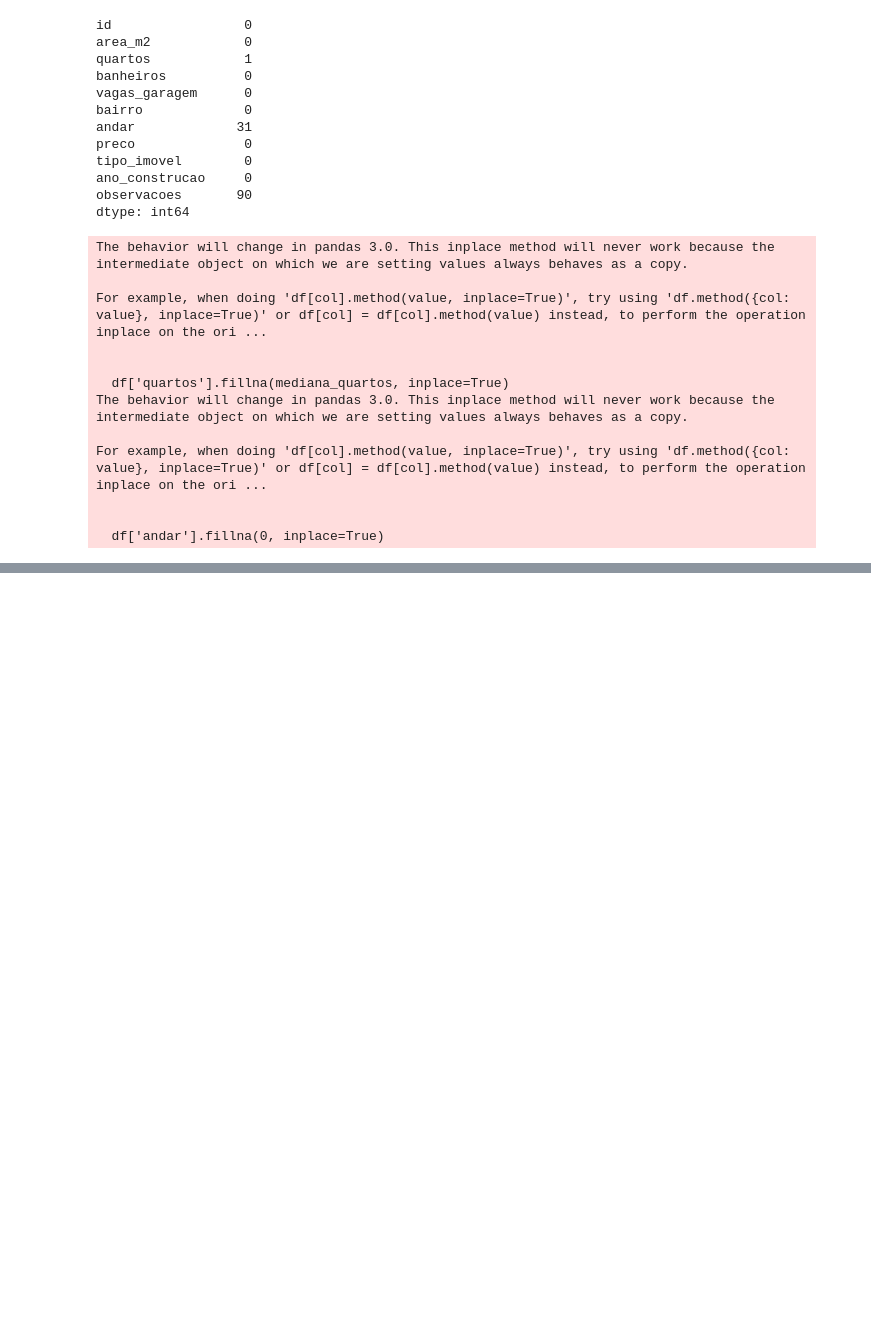
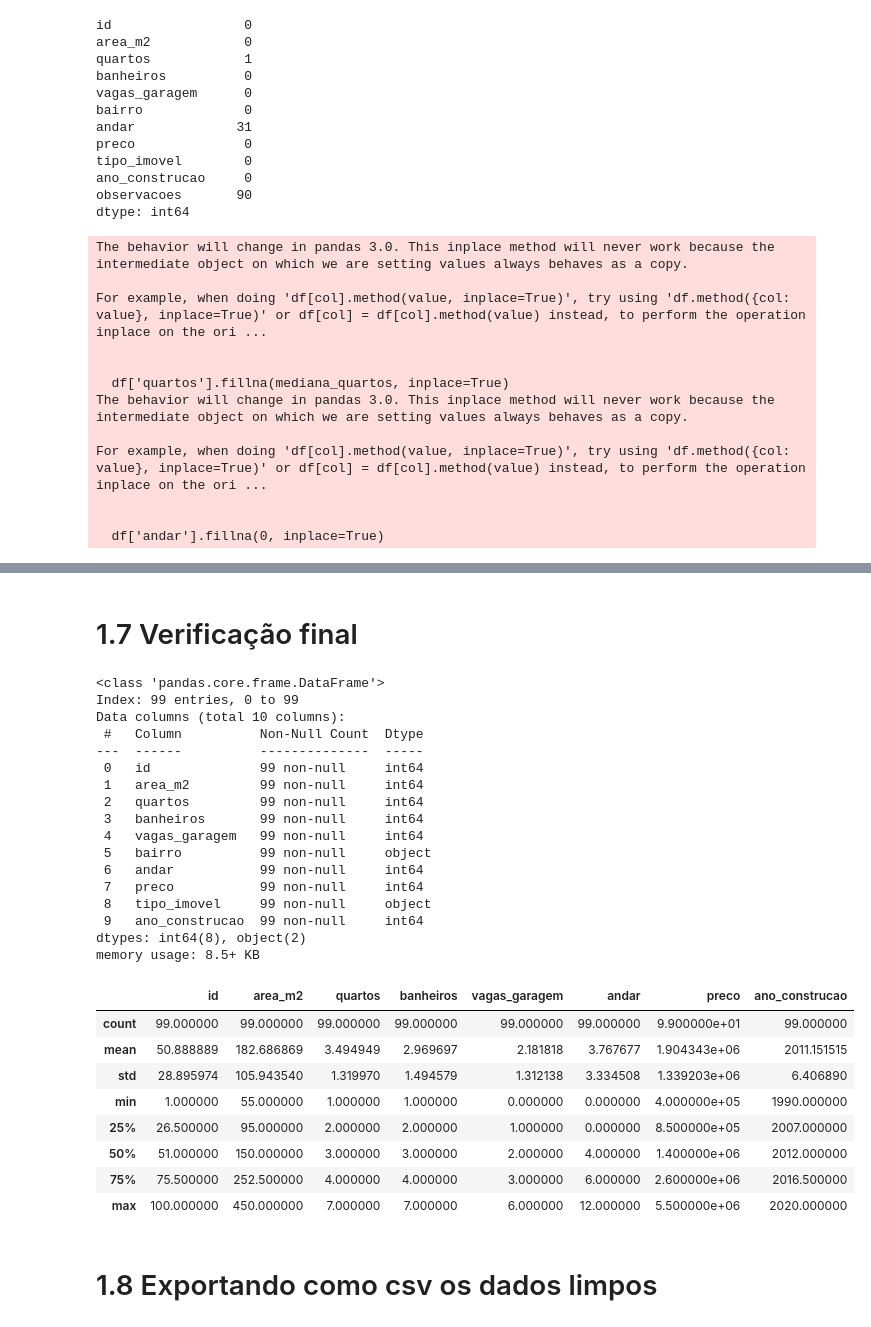
Before and after one commit to MarceloVazCastro/Previsao-de-preco-de-imoveis, a Jupyter notebook: notebooks/01_data_exploration_and_cleaning.ipynb, the cells around one changed output, grey strips where cells are left out. Cells and saved outputs as stored; diff of their text form; code cells hidden in the pictures; blank space fills up the shorter version.

Commit message:
feat: finalizando exploração e limpeza de dados

```diff
--- a/notebooks/01_data_exploration_and_cleaning.ipynb
+++ b/notebooks/01_data_exploration_and_cleaning.ipynb
@@ -114,0 +147,34 @@ For example, when doing 'df[col].method(value, inplace=True)', try using 'df.met
+# %% [markdown]
+# 1.7 Verificação final
+# %%
+df.info()
+df.describe()
+# %% [output]
+<class 'pandas.core.frame.DataFrame'>
+Index: 99 entries, 0 to 99
+Data columns (total 10 columns):
+ #   Column          Non-Null Count  Dtype
+---  ------          --------------  -----
+ 0   id              99 non-null     int64
+ 1   area_m2         99 non-null     int64
+ 2   quartos         99 non-null     int64
+ 3   banheiros       99 non-null     int64
+ 4   vagas_garagem   99 non-null     int64
+ 5   bairro          99 non-null     object
+ 6   andar           99 non-null     int64
+ 7   preco           99 non-null     int64
+ 8   tipo_imovel     99 non-null     object
+ 9   ano_construcao  99 non-null     int64
+dtypes: int64(8), object(2)
+memory usage: 8.5+ KB
+|  | id | area_m2 | quartos | banheiros | vagas_garagem | andar | preco | ano_construcao |
+| count | 99.000000 | 99.000000 | 99.000000 | 99.000000 | 99.000000 | 99.000000 | 9.900000e+01 | 99.000000 |
+| mean | 50.888889 | 182.686869 | 3.494949 | 2.969697 | 2.181818 | 3.767677 | 1.904343e+06 | 2011.151515 |
+| std | 28.895974 | 105.943540 | 1.319970 | 1.494579 | 1.312138 | 3.334508 | 1.339203e+06 | 6.406890 |
+| min | 1.000000 | 55.000000 | 1.000000 | 1.000000 | 0.000000 | 0.000000 | 4.000000e+05 | 1990.000000 |
+| 25% | 26.500000 | 95.000000 | 2.000000 | 2.000000 | 1.000000 | 0.000000 | 8.500000e+05 | 2007.000000 |
+| 50% | 51.000000 | 150.000000 | 3.000000 | 3.000000 | 2.000000 | 4.000000 | 1.400000e+06 | 2012.000000 |
+| 75% | 75.500000 | 252.500000 | 4.000000 | 4.000000 | 3.000000 | 6.000000 | 2.600000e+06 | 2016.500000 |
+| max | 100.000000 | 450.000000 | 7.000000 | 7.000000 | 6.000000 | 12.000000 | 5.500000e+06 | 2020.000000 |
+# %% [markdown]
+# 1.8 Exportando como csv os dados limpos
```
Also changed, not shown: parts of 8 cells of this notebook.
